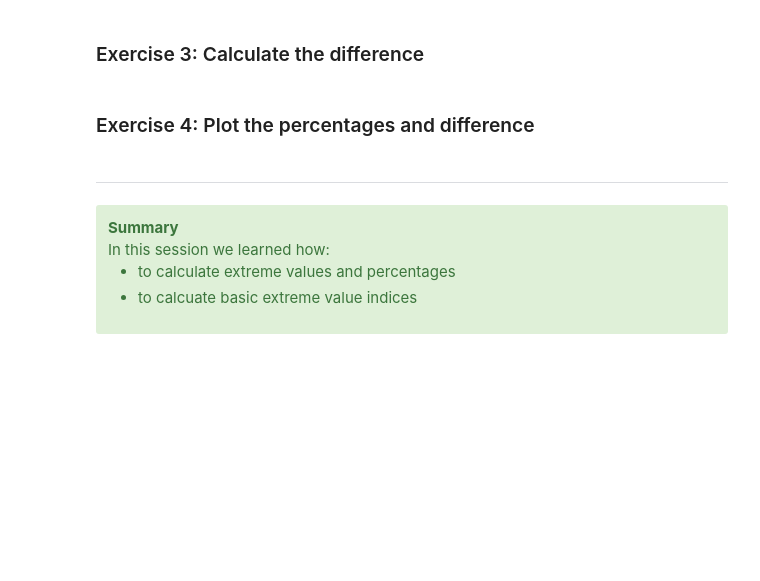
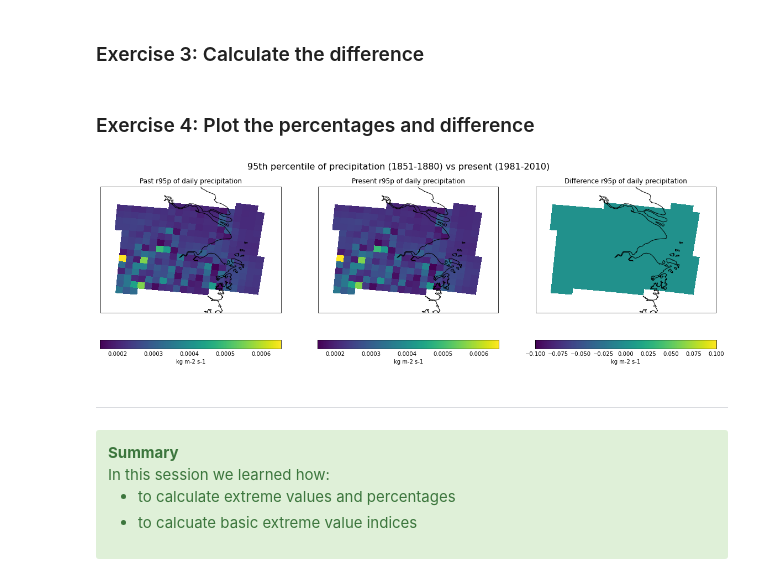
Before and after one commit to MetOffice/PyPRECIS, a Jupyter notebook: notebooks/CSSP_20CRDS_Tutorials/solution_tutorial_4_advance_analysis.ipynb, the cells around one changed output. Cells and saved outputs as stored; diff of their text form; code cells hidden in the pictures; blank space fills up the shorter version.

```diff
--- a/notebooks/CSSP_20CRDS_Tutorials/solution_tutorial_4_advance_analysis.ipynb
+++ b/notebooks/CSSP_20CRDS_Tutorials/solution_tutorial_4_advance_analysis.ipynb
@@ -483,0 +565,7 @@ Further we also calculate the percentage of very wet days in the past (1851-1880
+# %%
+# Calculating percentile
+present_precip_shanghai_pc95 = present_precip_shanghai.collapsed('time', iris.analysis.PERCENTILE, percent=95.)
+present_precip_shanghai_pc95.rename('Present R95p of daily precipitation')
+
+# guessing bounds
+present_precip_shanghai_pc95 = add_bounds(present_precip_shanghai_pc95,['grid_latitude', 'grid_longitude'])
@@ -487,0 +593,7 @@ Further we also calculate the percentage of very wet days in the past (1851-1880
+# %%
+# Calculating percentile
+past_precip_shanghai_pc95 = present_precip_shanghai.collapsed('time', iris.analysis.PERCENTILE, percent=95.)
+past_precip_shanghai_pc95.rename('Past R95p of daily precipitation')
+
+# guessing bounds
+past_precip_shanghai_pc95 = add_bounds(past_precip_shanghai_pc95,['grid_latitude', 'grid_longitude'])
@@ -492,2 +605,6 @@ Further we also calculate the percentage of very wet days in the past (1851-1880
+# %%
+# Calculating the difference
+diff_precip_shanghai_pc95 = present_precip_shanghai_pc95 - past_precip_shanghai_pc95
+diff_precip_shanghai_pc95.rename('Difference R95p of daily precipitation')
 # %% [markdown]
 ### Exercise 4: Plot the percentages and difference
@@ -496,3 +611,19 @@ Further we also calculate the percentage of very wet days in the past (1851-1880
+# %%
+# and finally plot the historic, recent and difference plots next to each other
+fig = plt.figure(figsize=(20, 6))
+fig.suptitle('95th percentile of precipitation (1851-1880) vs present (1981-2010)', fontsize=16)
+ax1 = fig.add_subplot(1, 3, 1, projection=ccrs.PlateCarree())
+qplt.pcolormesh(past_precip_shanghai_pc95)
+ax1.coastlines()
+ax1 = fig.add_subplot(1, 3, 2, projection=ccrs.PlateCarree())
+qplt.pcolormesh(present_precip_shanghai_pc95)
+ax1.coastlines()
+ax1 = fig.add_subplot(1, 3, 3, projection=ccrs.PlateCarree())
+qplt.pcolormesh(diff_precip_shanghai_pc95)
+ax1.coastlines()
+plt.show()
+# %% [output]
+[figure, added]
 # %% [markdown]
 ___
 # %% [markdown]
```
Also changed, not shown: parts of 23 cells of this notebook.
